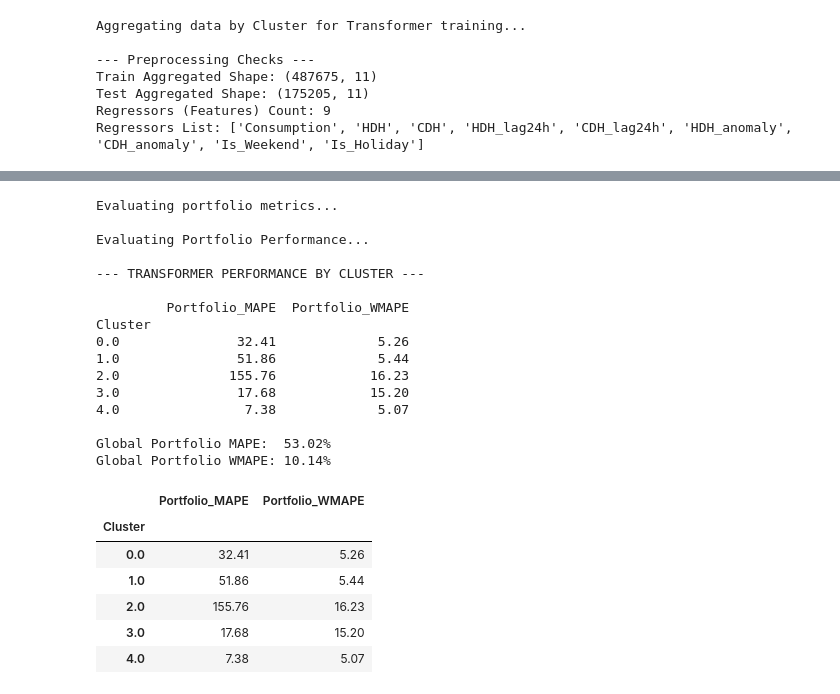
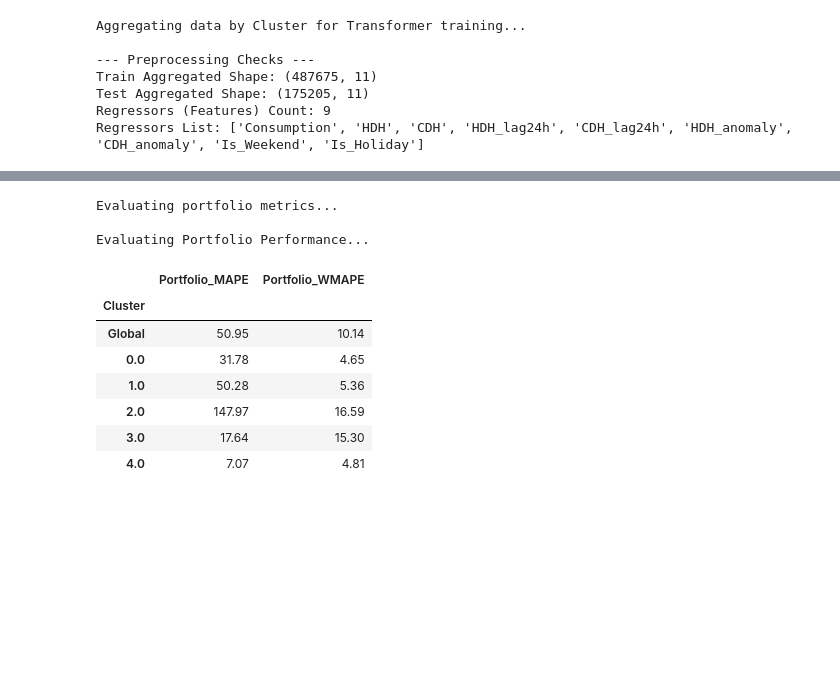
Before and after one commit to lucabarattini/forecasting-electricity, a Jupyter notebook: notebooks/transformer_playground.ipynb, the cells around one changed output, grey strips where cells are left out. Cells and saved outputs as stored; diff of their text form; code cells hidden in the pictures; blank space fills up the shorter version.

```diff
--- a/notebooks/transformer_playground.ipynb
+++ b/notebooks/transformer_playground.ipynb
@@ -190,34 +147,22 @@ valid_preds
 # %%
 # 5. Compute portfolio WMAPE and MAPE
 print("Evaluating portfolio metrics...")
-portfolio_eval, summary = evaluate_models(test_raw)
+portfolio_eval, summary_da = evaluate_models(test_raw)
 
 # Display the summary table
-display(summary)
+display(summary_da)
 # %% [output]
 Evaluating portfolio metrics...
 
 Evaluating Portfolio Performance...
-
---- TRANSFORMER PERFORMANCE BY CLUSTER ---
-
-         Portfolio_MAPE  Portfolio_WMAPE
-Cluster
-0.0               32.41             5.26
-1.0               51.86             5.44
-2.0              155.76            16.23
-3.0               17.68            15.20
-4.0                7.38             5.07
-
-Global Portfolio MAPE:  53.02%
-Global Portfolio WMAPE: 10.14%
 |  | Portfolio_MAPE | Portfolio_WMAPE |
 | Cluster |  |  |
-| 0.0 | 32.41 | 5.26 |
-| 1.0 | 51.86 | 5.44 |
-| 2.0 | 155.76 | 16.23 |
-| 3.0 | 17.68 | 15.20 |
-| 4.0 | 7.38 | 5.07 |
+| Global | 50.95 | 10.14 |
+| 0.0 | 31.78 | 4.65 |
+| 1.0 | 50.28 | 5.36 |
+| 2.0 | 147.97 | 16.59 |
+| 3.0 | 17.64 | 15.30 |
+| 4.0 | 7.07 | 4.81 |
 # %%
 # 6. Save models and plot results
 print("Saving artifacts to disk...")
```
Also changed, not shown: parts of 15 cells of this notebook, 3 other files.
